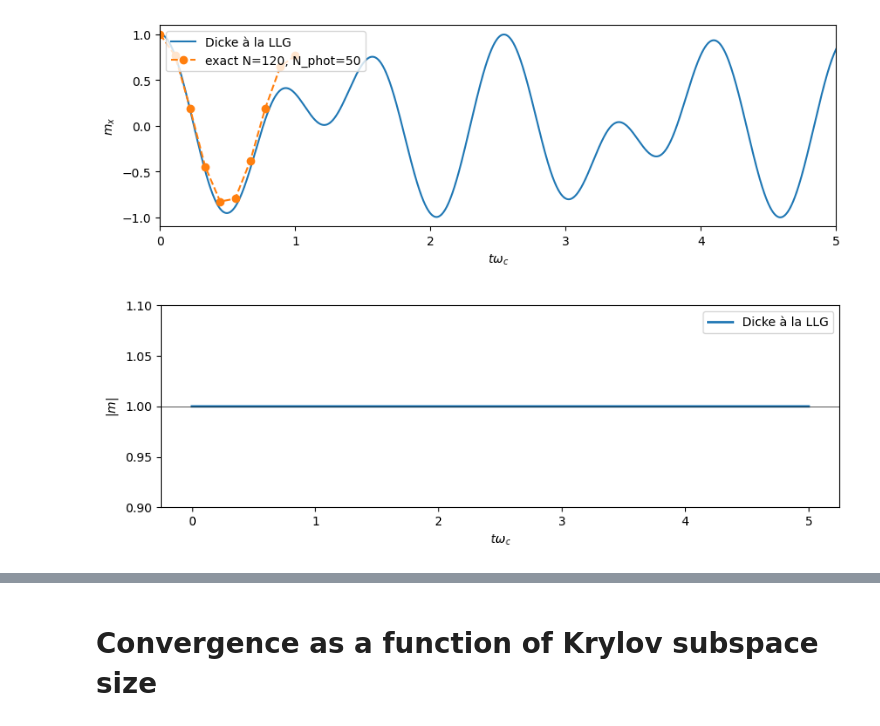
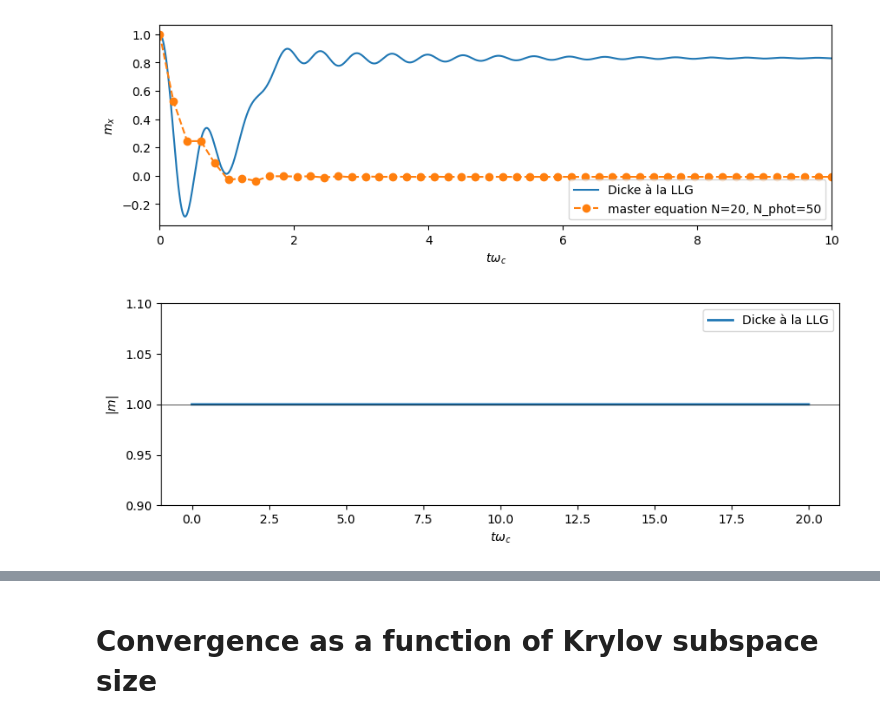
Before and after one commit to chuan97/dicke-dynamics, a Jupyter notebook: classical_vs_exact_dissipative.ipynb, the cells around one changed output, grey strips where cells are left out. Saved outputs shown, nothing was run; the diff lists cells and outputs as text; code cells hidden in the pictures.

Commit message:
new data, master equation superradiant

```diff
--- a/classical_vs_exact_dissipative.ipynb
+++ b/classical_vs_exact_dissipative.ipynb
@@ -12,12 +13,13 @@ import classical
 # %%
 plt.rcParams['figure.figsize'] = (10, 3)
 
-tmax = 5
+tmax = 20
 
 wc = 1
 wz = 1 * wc
 lamc = 0.5 * np.sqrt(wc * wz)
-lam = 0.5 * lamc
+lam = 1.5 * lamc
+kappa = 0.5 * wc
 
 my0 = 0.01
 #m0 = np.array([0, my0, np.sqrt(1 - my0**2), 0, 0])
@@ -26,4 +28,4 @@ m0 = np.array([1, 0, 0, 0, 0]) # m0 is the state with maximum mx
 
 t_eval = np.linspace(0, tmax, 10000)
 max_step = 0.01
-sol = solve_ivp(classical.Dicke_classical_eqsmot, (0, tmax), m0, method='RK45', args=(2*np.pi * wz, 2*np.pi * wc, 2*np.pi * lam, 0.0), t_eval=t_eval, max_step=max_step)
+sol = solve_ivp(classical.Dicke_classical_eqsmot, (0, tmax), m0, method='RK45', args=(2*np.pi * wz, 2*np.pi * wc, 2*np.pi * lam, 2*np.pi * kappa), t_eval=t_eval, max_step=max_step)
@@ -30,28 +53,38 @@ sol = solve_ivp(classical.Dicke_classical_eqsmot, (0, tmax), m0, method='RK45',
+# %%
+N_photons_cutoff = 50
+N = 20
+
+H = exact.dicke(2*np.pi * wz, 2*np.pi * wc, 2*np.pi * lam, N/2, N_photons_cutoff, to_dense_array=True)
+H = Qobj(H)
+Sz, Sp, Sm, Seye = exact.spin_operators(N/2, to_dense_array=True)
+Sx = 0.5 * (Sp + Sm)
+a, ad, beye = exact.boson_operators(N_photons_cutoff, to_dense_array=True)
+Sx_full = exact.kron(Sx, beye)
+a_full = exact.kron(Seye, a)
+vals, vects = eigh(Sx_full)
+phi0 = vects[:, -1] # phi0 is the eigenvector with maximum mxr
+
+tlist = np.linspace(0, 10, 50)
+results = mesolve(H, Qobj(phi0), tlist, c_ops=[np.sqrt(2*np.pi * kappa) * Qobj(a_full)], e_ops=Qobj(2*Sx_full/N))
 # %%
 plt.plot(sol.t, sol.y[0], label='Dicke à la LLG')
-
-N = 120
-N_c = 50
-data = np.load(f'data/mx_exact_resonance_0.5_{N}_{N_c}_1.npz')
-ts = data['ts']
-mxs = data['mxs']
-plt.plot(ts, mxs, label=f'exact N={N}, N_phot={N_c}', marker='o', ls='dashed')
+plt.plot(tlist, results.expect[0], label=f'master equation N={N}, N_phot={N_photons_cutoff}', marker='o', ls='dashed')
 #plt.plot(t_exact, mxs_exact, label='Dicke exact', lw=0, marker='o')
 plt.ylabel(r'$m_x$')
 plt.xlabel(r'$t \omega_c$')
 start = 0
-window = 5
+window = 10
 plt.xlim(start, start+window)
 plt.legend()
 plt.show()
 
 plt.plot(sol.t, np.linalg.norm(sol.y[:3], axis=0), label='Dicke à la LLG', lw=2)
 plt.ylabel(r'$|m|$')
 plt.xlabel(r'$t \omega_c$')
 plt.axhline(1.0, c='k', lw=0.5)
 plt.ylim(0.9, 1.1)
 plt.legend()
 plt.show()
 # %% [output]
-[figure, old version]
+[figure, new version]
-[figure, old version]
+[figure, new version]
```
Also changed, not shown: parts of 4 cells of this notebook, 3 other files.
